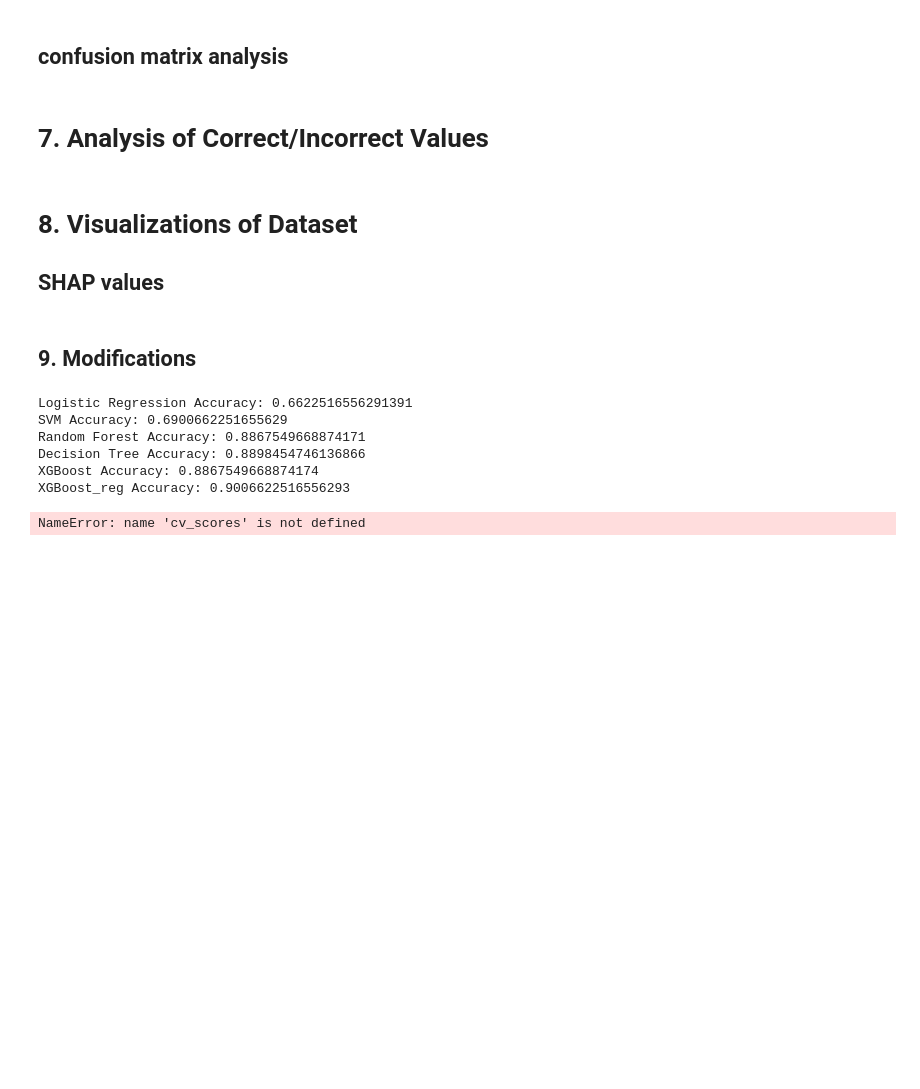
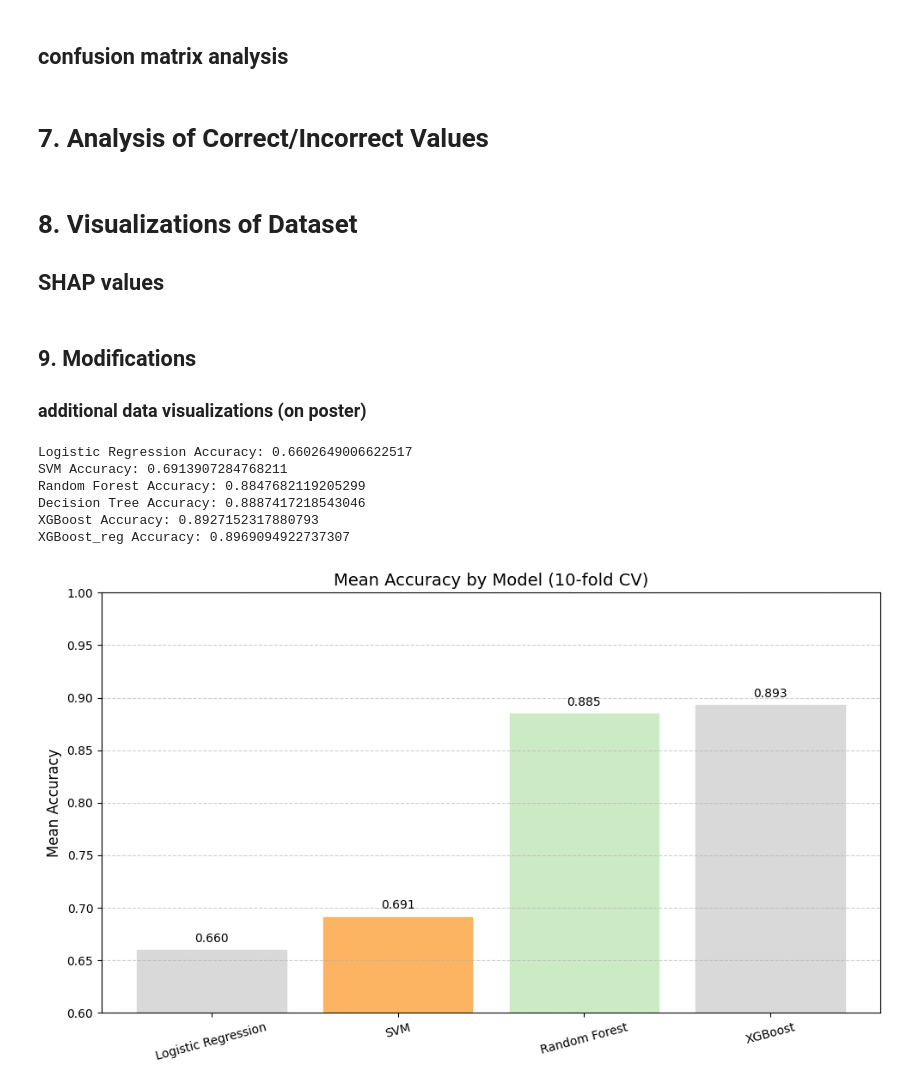
Before and after one commit to BK5102/FURI_Research-Project, a Jupyter notebook: final_analysis.ipynb, the cells around one changed output. Drawn from its saved outputs; the diff is of its cells as text; code cells hidden in the pictures; blank space fills up the shorter version.

```diff
--- a/final_analysis.ipynb
+++ b/final_analysis.ipynb
@@ -249,9 +269,11 @@ X_train, X_test, y_train, y_test = train_test_split(X, y, test_size=0.2, train_s
 # Standardize features
 scaler = StandardScaler()
 
-X_scaled = scaler.fit_transform(X)
-X_test_scaled = scaler.transform(X)
+#X_scaled = scaler.fit_transform(X)
+#X_test_scaled = scaler.transform(X)
 
+X_train_scaled = scaler.fit_transform(X_train)
+X_test_scaled = scaler.transform(X_test)
 
 
 #X_wo_RIAGENDR_train_scaled = scaler.fit_transform(X_wo_RIAGENDR)
@@ -263,36 +285,36 @@ X_test_scaled = scaler.transform(X)
 
 # Decision Tree
 dt_model = DecisionTreeClassifier(random_state=42)
-dt_model.fit(X_scaled, y_train)
-y_pred_dt = dt_model.predict(X_scaled)
+dt_model.fit(X_train_scaled, y_train)
+y_pred_dt = dt_model.predict(X_test_scaled)
 accuracy_dt = accuracy_score(y_test, y_pred_dt)
 print(f"Decision Tree Accuracy: {accuracy_dt:.2f}\n", classification_report(y_test, y_pred_dt))
 
 # Logistic Regression
 log_reg = LogisticRegression(max_iter=2000, class_weight='balanced', random_state=42)
-log_reg.fit(X_scaled, y_train)
-y_pred_log_reg = log_reg.predict(X_scaled)
+log_reg.fit(X_train_scaled, y_train)
+y_pred_log_reg = log_reg.predict(X_test_scaled)
 accuracy_log = accuracy_score(y_test, y_pred_log_reg)
 print(f"Logistic Regression Accuracy: {accuracy_log:.2f}\n", classification_report(y_test, y_pred_log_reg))
 
 # XGBoost
 xgb_model = xgb.XGBClassifier(eval_metric='logloss', random_state=42)
-xgb_model.fit(X_scaled, y_train, verbose=False)
-y_pred_xgb = xgb_model.predict(X_scaled)
+xgb_model.fit(X_train_scaled, y_train, verbose=False)
+y_pred_xgb = xgb_model.predict(X_test_scaled)
 accuracy_xgb = accuracy_score(y_test, y_pred_xgb)
 print(f"XGBoost Accuracy: {accuracy_xgb:.2f}\n", classification_report(y_test, y_pred_xgb))
 
 # Support Vector Machine (SVM)
 svm_model = SVC(random_state=42)
-svm_model.fit(X_scaled, y_train)
-y_pred_svm = svm_model.predict(X_scaled)
+svm_model.fit(X_train_scaled, y_train)
+y_pred_svm = svm_model.predict(X_test_scaled)
 accuracy_svm = accuracy_score(y_test, y_pred_svm)
 print(f"SVM Accuracy: {accuracy_svm:.2f}\n", classification_report(y_test, y_pred_svm))
 
 # Random Forest
 rf_model = RandomForestClassifier(random_state=1)
-rf_model.fit(X_scaled, y_train)
-y_pred_rf = rf_model.predict(X_scaled)
+rf_model.fit(X_train_scaled, y_train)
+y_pred_rf = rf_model.predict(X_test_scaled)
 accuracy_rf = accuracy_score(y_test, y_pred_rf)
 print(f"Random Forest Accuracy: {accuracy_rf:.2f}\n", classification_report(y_test, y_pred_rf))
 # %% [output]
@@ -764,6 +804,7 @@ plt.savefig("final_visualizations/SHAP_plot_wrongValues.png", bbox_inches='tight
 plt.show()
 # %% [markdown]
 ## 9. Modifications
+### additional data visualizations (on poster)
 # %%
 import pandas as pd
 from sklearn.model_selection import cross_val_score, KFold
@@ -801,38 +842,39 @@ for name, model in models.items():
     cv_scores[name] = scores
     print(f"{name} Accuracy: {cv_scores[name].mean()}")
 # %% [output]
-Logistic Regression Accuracy: 0.6622516556291391
-SVM Accuracy: 0.6900662251655629
-Random Forest Accuracy: 0.8867549668874171
-Decision Tree Accuracy: 0.8898454746136866
-XGBoost Accuracy: 0.8867549668874174
-XGBoost_reg Accuracy: 0.9006622516556293
+Logistic Regression Accuracy: 0.6602649006622517
+SVM Accuracy: 0.6913907284768211
+Random Forest Accuracy: 0.8847682119205299
+Decision Tree Accuracy: 0.8887417218543046
+XGBoost Accuracy: 0.8927152317880793
+XGBoost_reg Accuracy: 0.8969094922737307
 # %%
 
-# cv_scores에서 평균값 계산
-model_names = ['Logistic Regression','Support Vector Machine','Random Forest', 'XGBoost']
+# cv_scores
+model_names = ['Logistic Regression','SVM','Random Forest', 'XGBoost']
 mean_scores = [np.mean(cv_scores[model]) for model in model_names]
 
 plt.figure(figsize=(10, 6))
+
 
 bars = plt.bar(model_names, mean_scores)
 
 for bar in bars:
     bar.set_color(plt.cm.Set3(np.random.rand()))
 
 for i, score in enumerate(mean_scores):
     plt.text(i, score + 0.005, f"{score:.3f}", ha='center', va='bottom', fontsize=10)
 
 plt.ylim(0.6, 1.0)
 plt.title("Mean Accuracy by Model (10-fold CV)", fontsize=14)
 plt.ylabel("Mean Accuracy", fontsize=12)
 plt.grid(axis='y', linestyle='--', alpha=0.6)
 
 plt.xticks(rotation=15)
 plt.tight_layout()
 plt.show()
 # %% [output]
-NameError: name 'cv_scores' is not defined
+[figure, added]
 # %%
 import matplotlib.pyplot as plt
 import numpy as np
```
Also changed, not shown: parts of 7 cells of this notebook, 2 other files.
